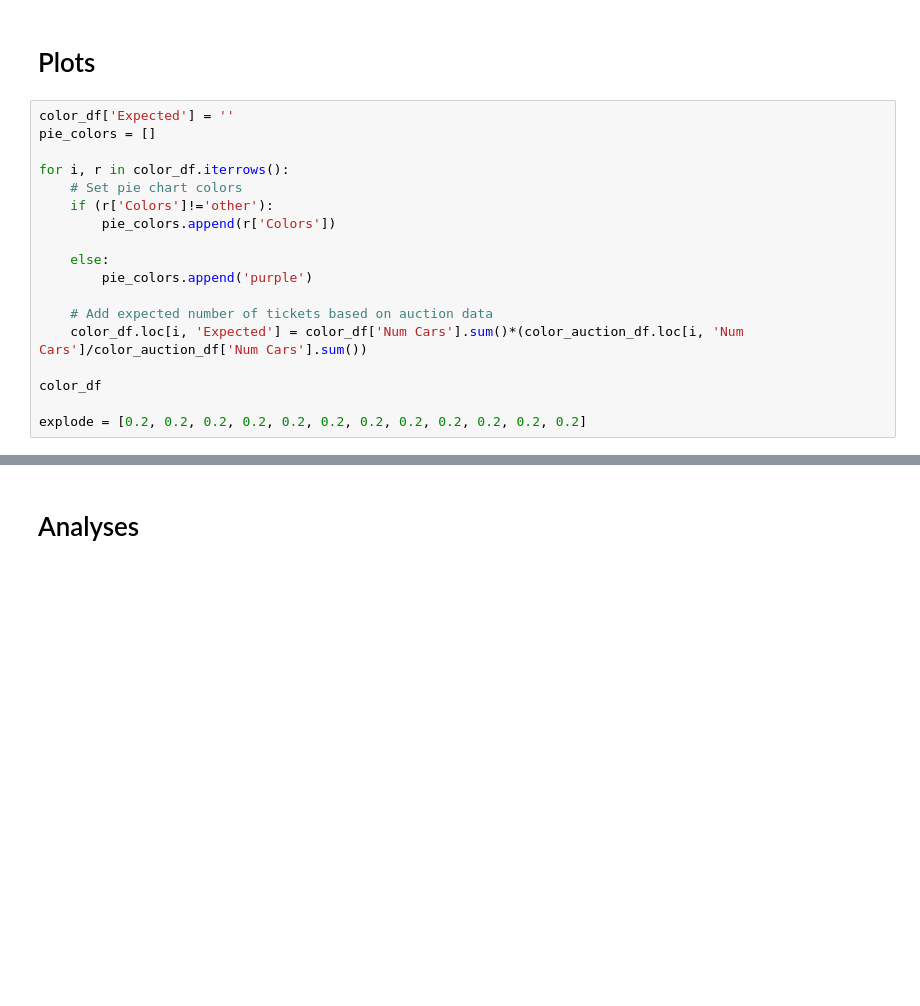
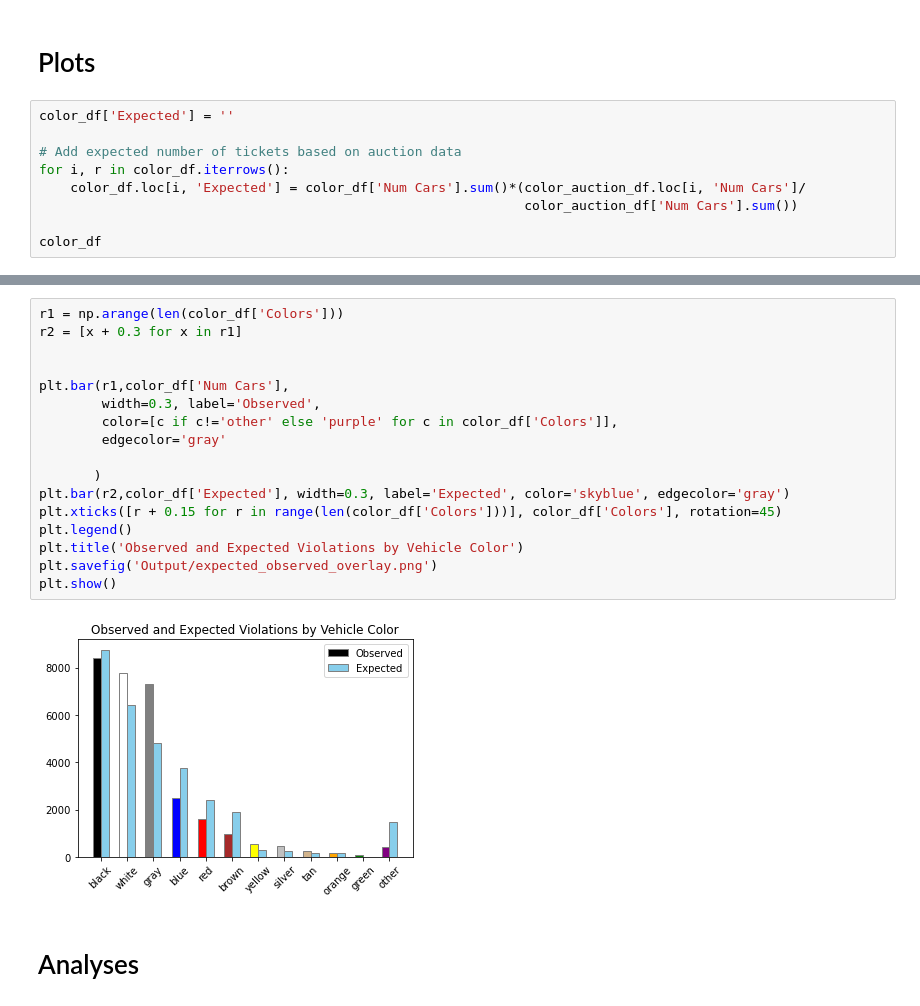
Before and after one commit to RyanAdamGonzalez1996/Project1, a Jupyter notebook: Vehicle_Color.ipynb, the cells around one changed output, grey strips where cells are left out. Drawn from its saved outputs; the diff is of its cells as text; blank space fills up the shorter version.

```diff
--- a/Vehicle_Color.ipynb
+++ b/Vehicle_Color.ipynb
@@ -141,19 +143,10 @@ color_auction_df
 # Plots
 # %%
 color_df['Expected'] = ''
-pie_colors = []
 
+# Add expected number of tickets based on auction data
 for i, r in color_df.iterrows():
-    # Set pie chart colors
-    if (r['Colors']!='other'):
-        pie_colors.append(r['Colors'])
-
-    else:
-        pie_colors.append('purple')
-
-    # Add expected number of tickets based on auction data
-    color_df.loc[i, 'Expected'] = color_df['Num Cars'].sum()*(color_auction_df.loc[i, 'Num Cars']/color_auction_df['Num Cars'].sum())
+    color_df.loc[i, 'Expected'] = color_df['Num Cars'].sum()*(color_auction_df.loc[i, 'Num Cars']/
+                                                              color_auction_df['Num Cars'].sum())
 
 color_df
-
-explode = [0.2, 0.2, 0.2, 0.2, 0.2, 0.2, 0.2, 0.2, 0.2, 0.2, 0.2, 0.2]
@@ -197,3 +197,22 @@ plt.show()
+# %%
+r1 = np.arange(len(color_df['Colors']))
+r2 = [x + 0.3 for x in r1]
+
+
+plt.bar(r1,color_df['Num Cars'],
+        width=0.3, label='Observed',
+        color=[c if c!='other' else 'purple' for c in color_df['Colors']],
+        edgecolor='gray'
+
+       )
+plt.bar(r2,color_df['Expected'], width=0.3, label='Expected', color='skyblue', edgecolor='gray')
+plt.xticks([r + 0.15 for r in range(len(color_df['Colors']))], color_df['Colors'], rotation=45)
+plt.legend()
+plt.title('Observed and Expected Violations by Vehicle Color')
+plt.savefig('Output/expected_observed_overlay.png')
+plt.show()
+# %% [output]
+[figure, added]
 # %% [markdown]
 # Analyses
 # %%
```
Also changed, not shown: parts of 8 cells of this notebook, 3 other files.
